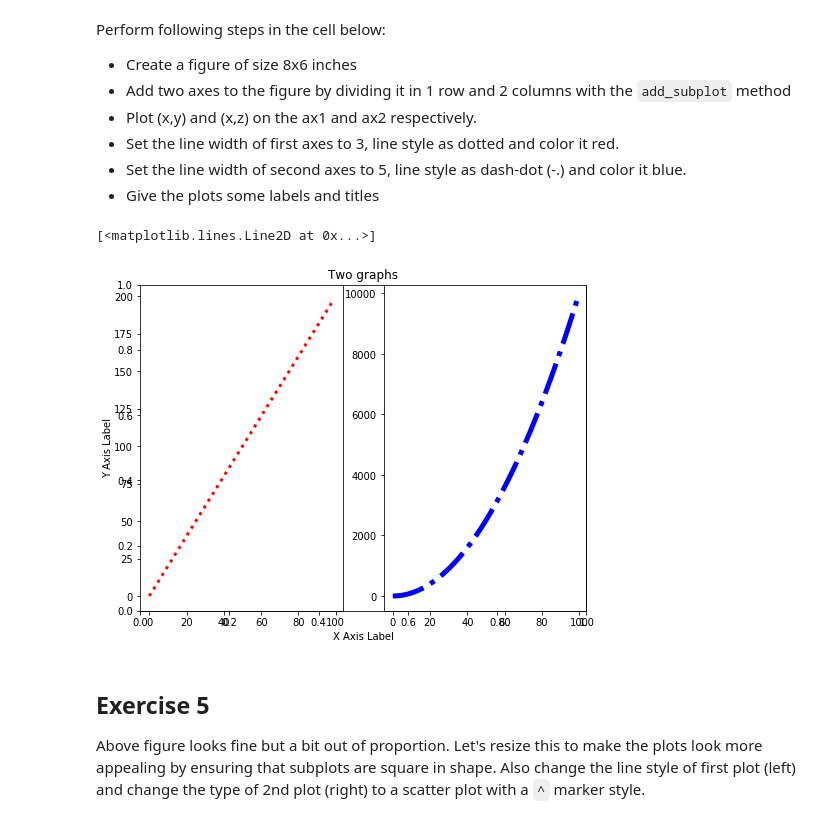
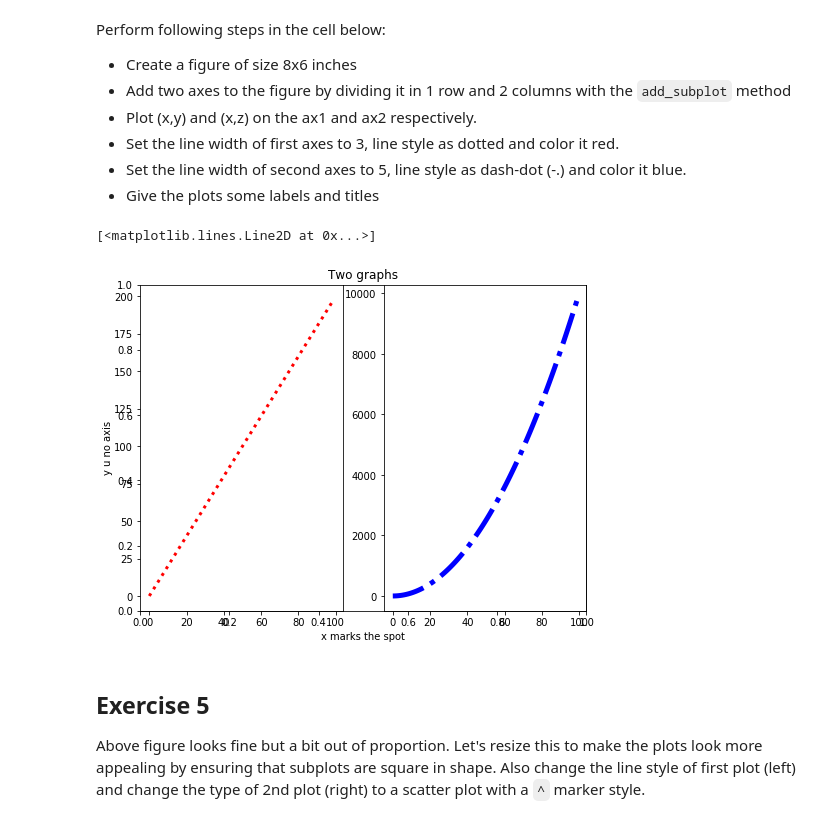
Before and after one commit to JohnTheTripper/dsc-more-practice-with-matplotlib-lab-nyc-ds-021720, a Jupyter notebook: index.ipynb, the cells around one changed output. Drawn from its saved outputs; the diff is of its cells as text; code cells hidden in the pictures.

```diff
--- a/index.ipynb
+++ b/index.ipynb
@@ -137,20 +137,20 @@ Perform following steps in the cell below:
 # %%
 my_figure4 = plt.figure(figsize=(8,6))
 
 #fig, axes = plt.subplots(nrows=3, ncols=4, figsize=(8,6))
 
 plt.title('Two graphs')
-plt.xlabel('X Axis Label')
-plt.ylabel('y u no ')
+plt.xlabel('x marks the spot')
+plt.ylabel('y u no axis')
 
 ax1 = my_figure4.add_subplot(121)
 ax2 = my_figure4.add_subplot(122)
 
 ax1.plot(x, y, lw=3, ls=':', color='red')
 ax2.plot(x, z, lw=5, ls='-.', color='blue')
 # %% [output]
 [<matplotlib.lines.Line2D at 0x...>]
-[figure, old version]
+[figure, new version]
 # %% [markdown]
 ## Exercise 5
 
```
